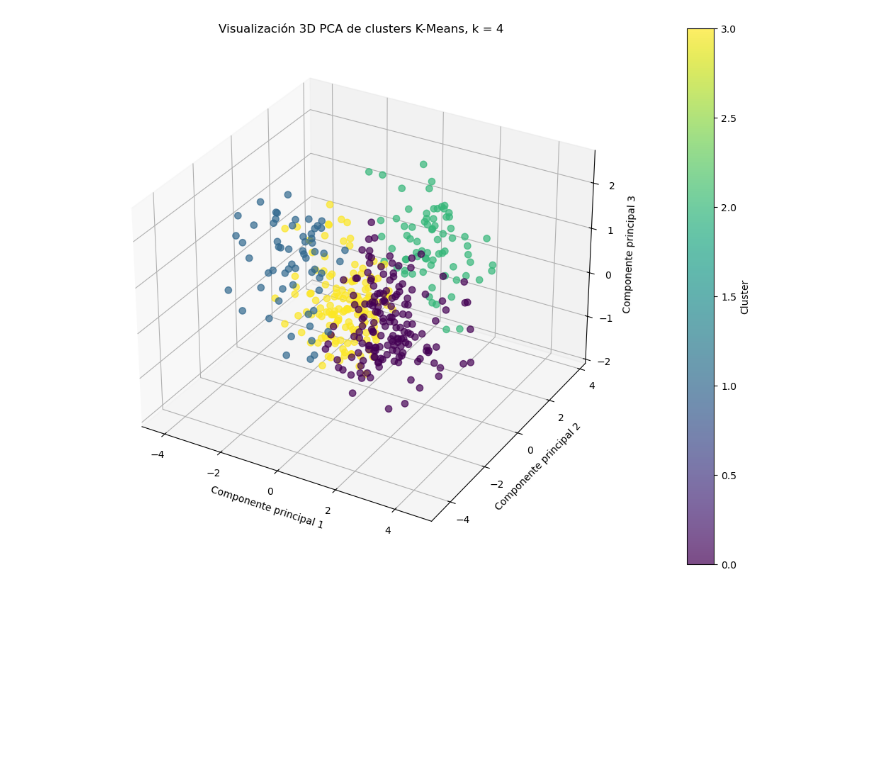
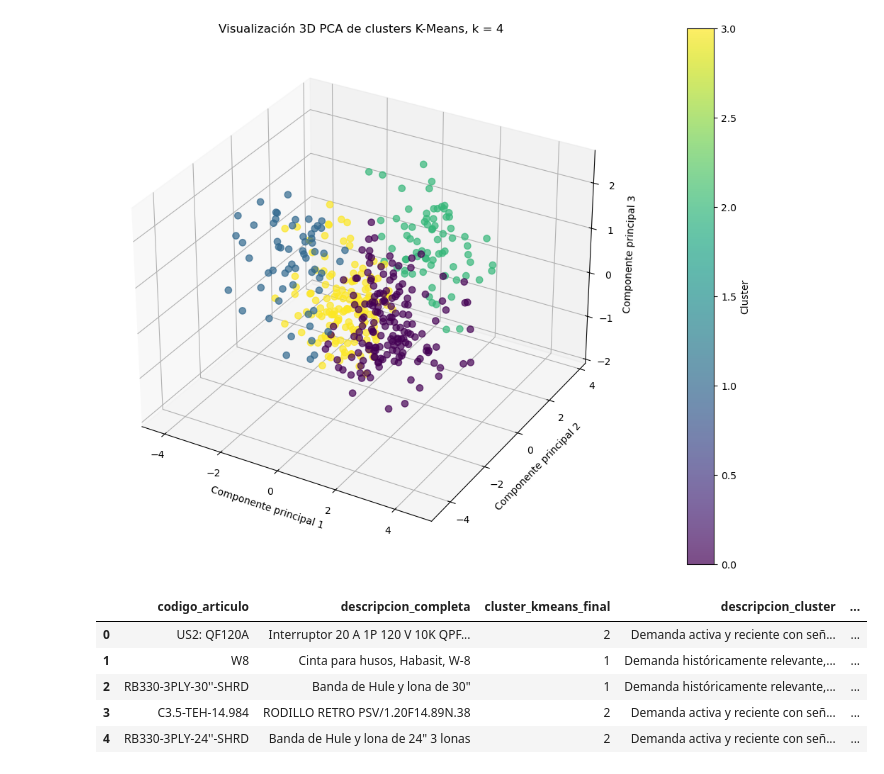
Before and after one commit to choppeb7/Tesis-Master-AI, a Jupyter notebook: 4_cluterizacion_articulos.ipynb, the cells around one changed output. Drawn from its saved outputs; the diff is of its cells as text; code cells hidden in the pictures; blank space fills up the shorter version.

```diff
--- a/4_cluterizacion_articulos.ipynb
+++ b/4_cluterizacion_articulos.ipynb
@@ -1601,0 +1635,26 @@ plt.show()
+# %%
+# ============================================================
+# Agregar interpretación y modelos candidatos al dataframe
+
+df_cluster["descripcion_cluster"]=df_cluster["cluster_kmeans_final"].map(descripcion_clusters)
+
+df_cluster["modelos_candidatos_forecast"]=df_cluster["cluster_kmeans_final"].map(modelos_candidatos_cluster)
+
+df_cluster["modelos_candidatos_forecast"] = (df_cluster["modelos_candidatos_forecast"].apply(lambda modelos: ", ".join(modelos)))
+
+df_cluster[
+    [
+        "codigo_articulo",
+        "descripcion_completa",
+        "cluster_kmeans_final",
+        "descripcion_cluster",
+        "modelos_candidatos_forecast"
+    ]
+].head()
+# %% [output]
+|  | codigo_articulo | descripcion_completa | cluster_kmeans_final | descripcion_cluster | ... |
+| 0 | US2: QF120A | Interruptor 20 A 1P 120 V 10K QPF... | 2 | Demanda activa y reciente con señ... | ... |
+| 1 | W8 | Cinta para husos, Habasit, W-8 | 1 | Demanda históricamente relevante,... | ... |
+| 2 | RB330-3PLY-30''-SHRD | Banda de Hule y lona de 30" | 1 | Demanda históricamente relevante,... | ... |
+| 3 | C3.5-TEH-14.984 | RODILLO RETRO PSV/1.20F14.89N.38 | 2 | Demanda activa y reciente con señ... | ... |
+| 4 | RB330-3PLY-24''-SHRD | Banda de Hule y lona de 24" 3 lonas | 2 | Demanda activa y reciente con señ... | ... |
```
Also changed, not shown: parts of 12 cells of this notebook, 2 other files.
